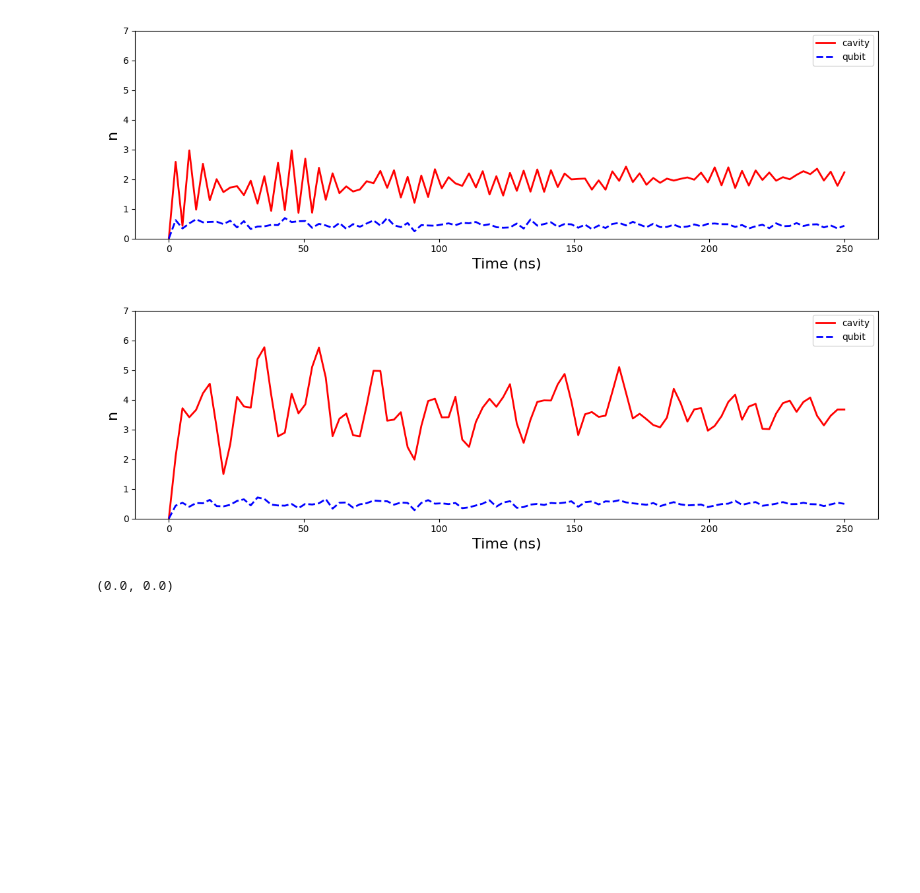
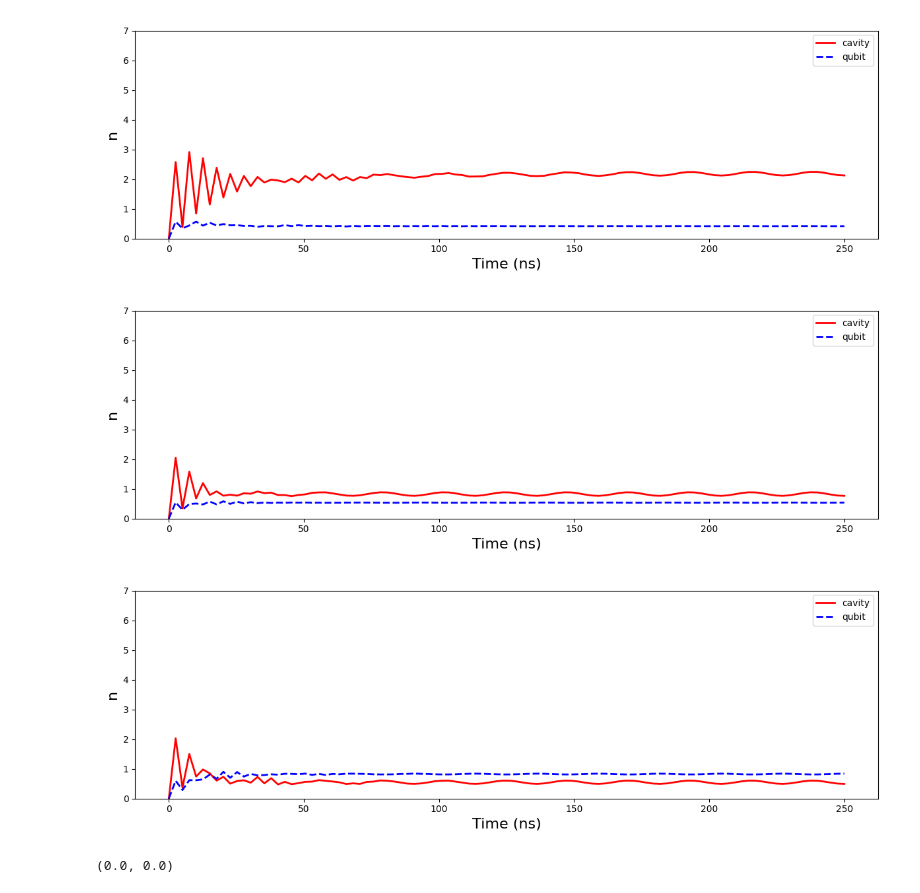
Before and after one commit to PITT-HATLAB/qubitSpec_unitTesting, a Jupyter notebook: main.ipynb, the cells around one changed output. Cells and saved outputs as stored; diff of their text form; code cells hidden in the pictures; blank space fills up the shorter version.

Commit message:
add decay operators

```diff
--- a/main.ipynb
+++ b/main.ipynb
@@ -101,17 +123,27 @@ class experiment:
 # %%
 e = experiment()
-e.masterSolve()
-e.plotN_time()
+e.solveshow()
+# e.solveshow()
 
-#adjust params
+# #adjust driv amps param, success
+# e.N = 14
+# e.qubDrivAmp = 2
+# e.cavDrivAmp = 5
+# e.masterSolve()
+# e.plotN_time()
+
+#adjust decay qubit param, success
 e.N = 14
-e.qubDrivAmp = 2
-e.cavDrivAmp = 5
-e.masterSolve()
-e.plotN_time()
+#e.setDecayQ(.08)
+e.setDecayC(.2)
+e.solveshow()
+
+e.setDecayQ(.001)
+e.solveshow()
 # %% [output]
-[figure, old version]
+[figure, new version]
-[figure, old version]
+[figure, new version]
+[figure, added]
 # %%
 N =  10 # should be much larger than average photon occupancy (>x10)
 # but as increase N sim will be slower -> decrease drive amplitudes
```
Also changed, not shown: parts of 1 cell of this notebook.
